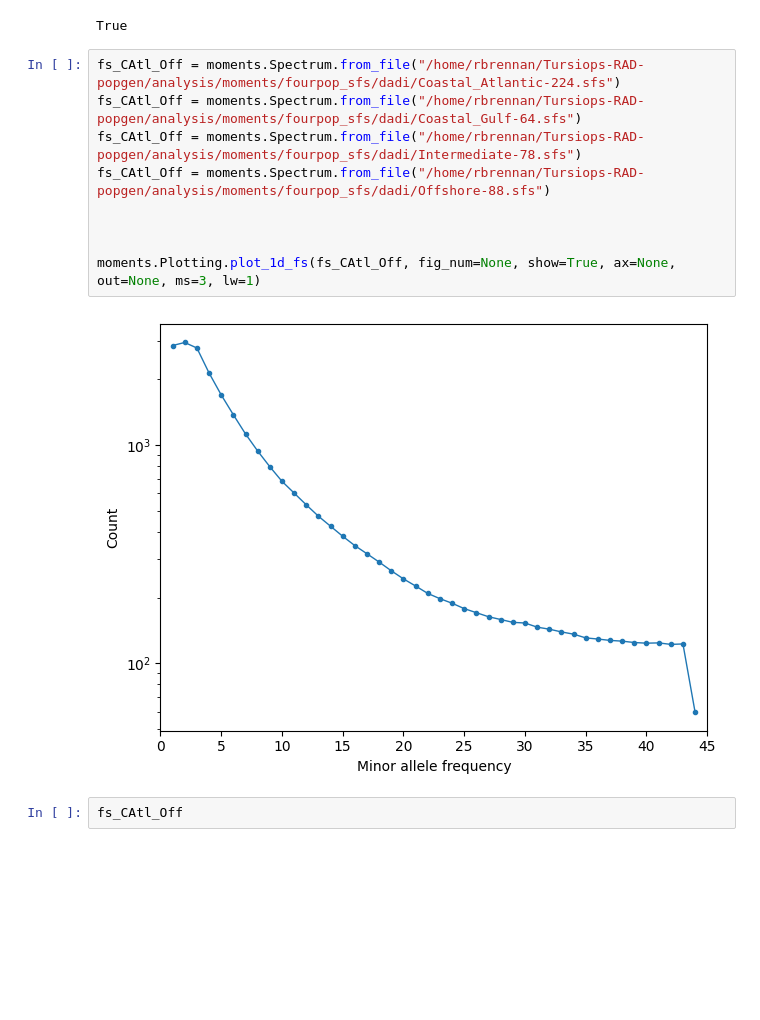
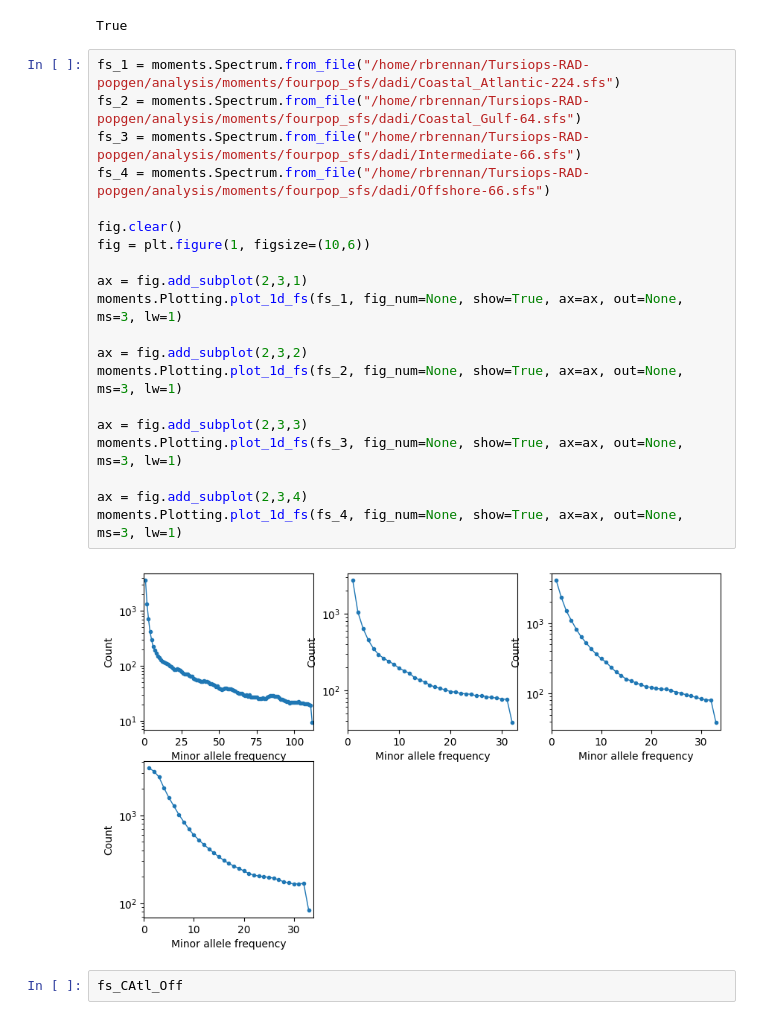
Before and after one commit to rsbrennan-NOAA/SEFSC-MMTD-Tursiops_RAD_popgen, a Jupyter notebook: scripts/demography/moments/moments_01.ipynb, the cells around one changed output. Cells and saved outputs as stored; diff of their text form; blank space fills up the shorter version.

```diff
--- a/scripts/demography/moments/moments_01.ipynb
+++ b/scripts/demography/moments/moments_01.ipynb
@@ -16,16 +16,27 @@ fs_CAtl_Off.pop_ids
 # %% [output]
 True
 # %%
-fs_CAtl_Off = moments.Spectrum.from_file("/home/rbrennan/Tursiops-RAD-popgen/analysis/moments/fourpop_sfs/dadi/Coastal_Atlantic-224.sfs")
-fs_CAtl_Off = moments.Spectrum.from_file("/home/rbrennan/Tursiops-RAD-popgen/analysis/moments/fourpop_sfs/dadi/Coastal_Gulf-64.sfs")
-fs_CAtl_Off = moments.Spectrum.from_file("/home/rbrennan/Tursiops-RAD-popgen/analysis/moments/fourpop_sfs/dadi/Intermediate-78.sfs")
-fs_CAtl_Off = moments.Spectrum.from_file("/home/rbrennan/Tursiops-RAD-popgen/analysis/moments/fourpop_sfs/dadi/Offshore-88.sfs")
+fs_1 = moments.Spectrum.from_file("/home/rbrennan/Tursiops-RAD-popgen/analysis/moments/fourpop_sfs/dadi/Coastal_Atlantic-224.sfs")
+fs_2 = moments.Spectrum.from_file("/home/rbrennan/Tursiops-RAD-popgen/analysis/moments/fourpop_sfs/dadi/Coastal_Gulf-64.sfs")
+fs_3 = moments.Spectrum.from_file("/home/rbrennan/Tursiops-RAD-popgen/analysis/moments/fourpop_sfs/dadi/Intermediate-66.sfs")
+fs_4 = moments.Spectrum.from_file("/home/rbrennan/Tursiops-RAD-popgen/analysis/moments/fourpop_sfs/dadi/Offshore-66.sfs")
 
+fig.clear()
+fig = plt.figure(1, figsize=(10,6))
 
+ax = fig.add_subplot(2,3,1)
+moments.Plotting.plot_1d_fs(fs_1, fig_num=None, show=True, ax=ax, out=None, ms=3, lw=1)
 
-moments.Plotting.plot_1d_fs(fs_CAtl_Off, fig_num=None, show=True, ax=None, out=None, ms=3, lw=1)
+ax = fig.add_subplot(2,3,2)
+moments.Plotting.plot_1d_fs(fs_2, fig_num=None, show=True, ax=ax, out=None, ms=3, lw=1)
+
+ax = fig.add_subplot(2,3,3)
+moments.Plotting.plot_1d_fs(fs_3, fig_num=None, show=True, ax=ax, out=None, ms=3, lw=1)
+
+ax = fig.add_subplot(2,3,4)
+moments.Plotting.plot_1d_fs(fs_4, fig_num=None, show=True, ax=ax, out=None, ms=3, lw=1)
 # %% [output]
-[figure, old version]
+[figure, new version]
 # %%
 fs_CAtl_Off
 # %%
```
Also changed, not shown: 13 other files.
